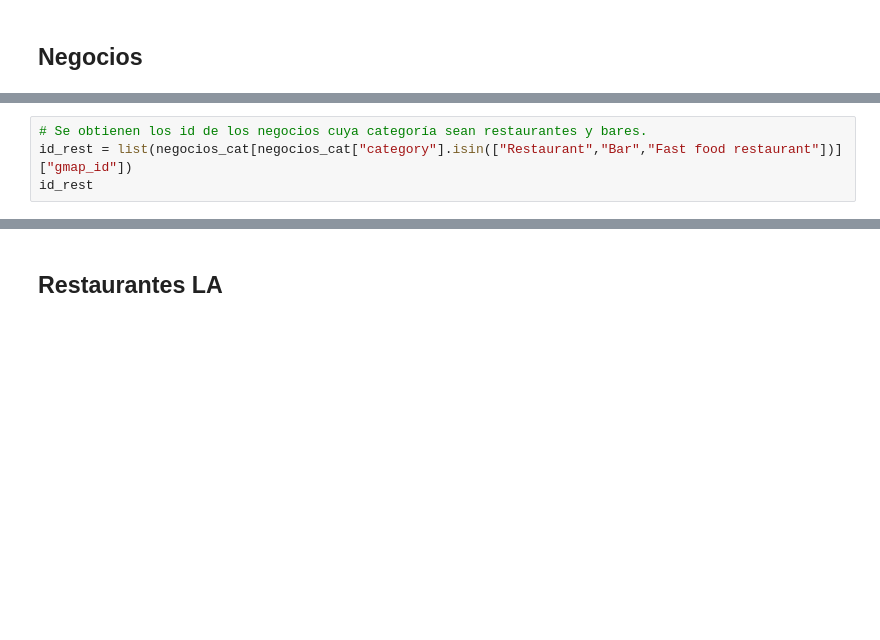
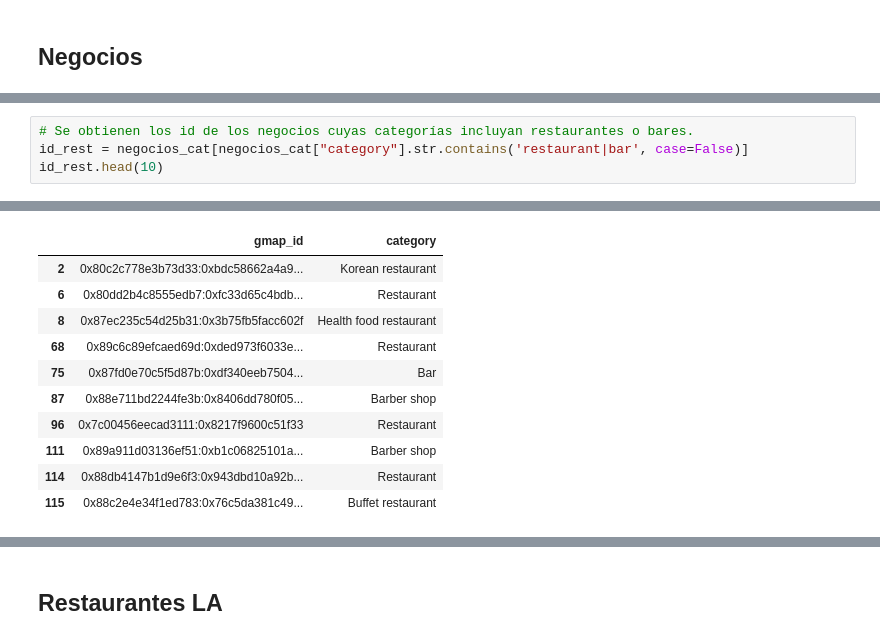
Before and after one commit to DaAnMaGi/DS_ProjectFinal_Copia, a Jupyter notebook: Exploración/exploración.ipynb, the cells around one changed output, grey strips where cells are left out. Drawn from its saved outputs; the diff is of its cells as text; blank space fills up the shorter version.

```diff
--- a/Exploración/exploración.ipynb
+++ b/Exploración/exploración.ipynb
@@ -255,6 +251,6 @@ Dollar store            0.009072
 Name: proportion, dtype: float64
 # %%
-# Se obtienen los id de los negocios cuya categoría sean restaurantes y bares.
-id_rest = list(negocios_cat[negocios_cat["category"].isin(["Restaurant","Bar","Fast food restaurant"])]["gmap_id"])
-id_rest
+# Se obtienen los id de los negocios cuyas categorías incluyan restaurantes o bares.
+id_rest = negocios_cat[negocios_cat["category"].str.contains('restaurant|bar', case=False)]
+id_rest.head(10)
 # %% [output]
@@ -277,0 +257,11 @@ id_rest
+|  | gmap_id | category |
+| 2 | 0x80c2c778e3b73d33:0xbdc58662a4a9... | Korean restaurant |
+| 6 | 0x80dd2b4c8555edb7:0xfc33d65c4bdb... | Restaurant |
+| 8 | 0x87ec235c54d25b31:0x3b75fb5facc602f | Health food restaurant |
+| 68 | 0x89c6c89efcaed69d:0xded973f6033e... | Restaurant |
+| 75 | 0x87fd0e70c5f5d87b:0xdf340eeb7504... | Bar |
+| 87 | 0x88e711bd2244fe3b:0x8406dd780f05... | Barber shop |
+| 96 | 0x7c00456eecad3111:0x8217f9600c51f33 | Restaurant |
+| 111 | 0x89a911d03136ef51:0xb1c06825101a... | Barber shop |
+| 114 | 0x88db4147b1d9e6f3:0x943dbd10a92b... | Restaurant |
+| 115 | 0x88c2e4e34f1ed783:0x76c5da381c49... | Buffet restaurant |
```
Also changed, not shown: parts of 28 cells of this notebook.
